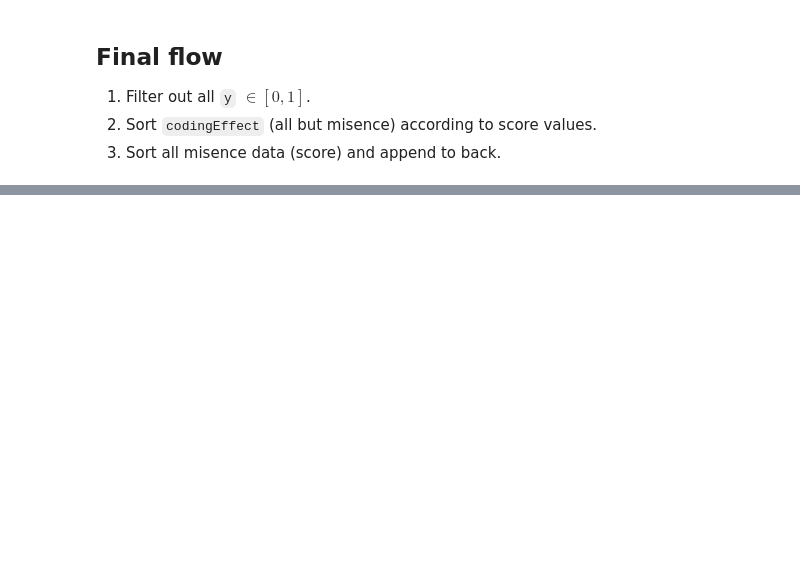
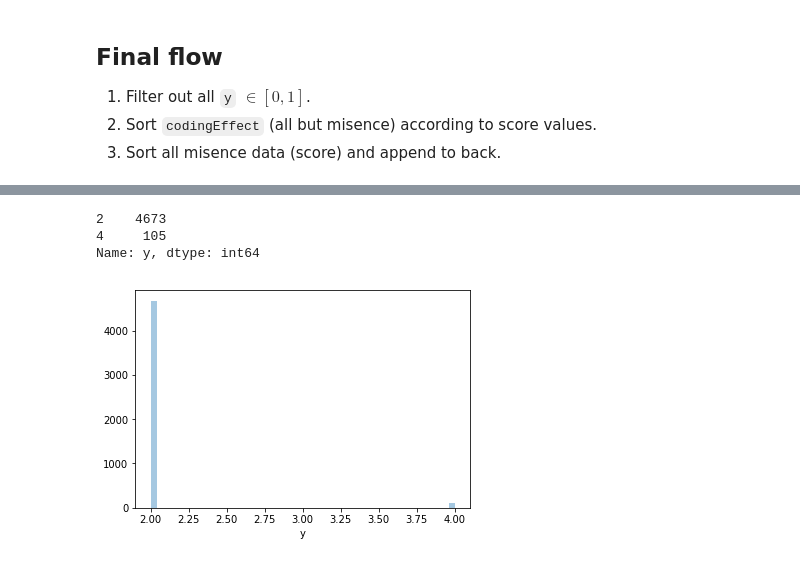
Before and after one commit to rebryk/biohack-2018, a Jupyter notebook: catboost.ipynb, the cells around one changed output, grey strips where cells are left out. Saved outputs shown, nothing was run; the diff lists cells and outputs as text; code cells hidden in the pictures; blank space fills up the shorter version.

```diff
--- a/catboost.ipynb
+++ b/catboost.ipynb
@@ -276,4 +261,9 @@ model = CatBoostClassifier(iterations=300, loss_function='MultiClass')
 # %%
-model.fit(X_train, y_train, cat_features=cat_features,
-          use_best_model=True, eval_set=(X_validate, y_validate),
-          plot=False);
+model = cb.CatBoostClassifier(iterations=300, loss_function='MultiClass')
+if IS_TRAIN:
+    model.fit(X_train, y_train, cat_features=cat_features,
+              use_best_model=True, eval_set=(X_validate, y_validate),
+              plot=False);
+    model.save_model(SAVE_PATH)
+else:
+    model.load_model(SAVE_PATH)
@@ -302,4 +272,4 @@ Shrink model to first 300 iterations.
 # %%
-def calc_score(df):
+def calc_score(model, df):
     return model.predict(df)[:, 0] + model.predict_proba(df).max(axis=1)
 # %%
@@ -347,19 +315,18 @@ sns.distplot(y_train, kde=False);
 2. Sort `codingEffect` (all but misence) according to score values.
 3. Sort all misence data (score) and append to back.
 # %%
-def final_order(df):
+def final_order(model, df):
     df = df.copy()
 
     df['y'] = model.predict(df)[:, 0].astype(int)
     df = df[np.invert((df.y == 0) | (df.y == 1))]
 #     del df['y']
 
-    df['score'] = -calc_score(df)
+    df['score'] = -calc_score(model, df)
     df['isCodingEffect'] = (df.codingEffect == 'missense').astype(int)
     df = df.sort_values(by=['isCodingEffect', 'score'])
     del df['score']
 #     df['score'] = -df['score']
     del df['isCodingEffect']
 
-    df.reset_index(drop=True, inplace=True)
     return df
@@ -375,0 +333,4 @@ final_order(X_test).head()
+# %%
+X_test = X_test if IS_TRAIN else X
+of = final_order(model, X_test)
+X_test.shape, of.shape  # Plus `y` column
@@ -375,0 +351,10 @@ final_order(X_test).head()
+# %%
+of.y.value_counts()
+# %% [output]
+2    4673
+4     105
+Name: y, dtype: int64
+# %%
+sns.distplot(of.y, kde=False);
+# %% [output]
+[figure, added]
```
Also changed, not shown: parts of 42 cells of this notebook, 2 other files.
